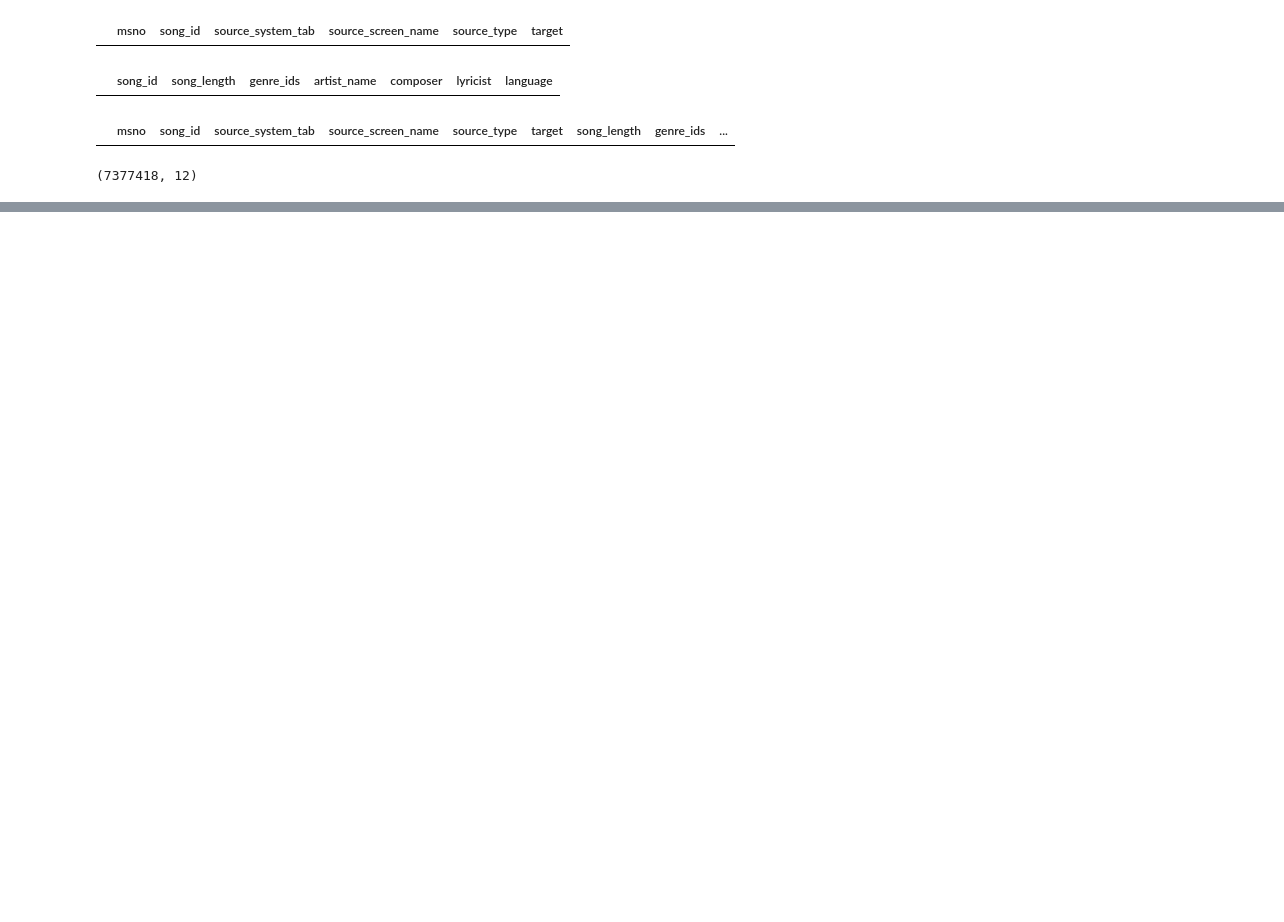
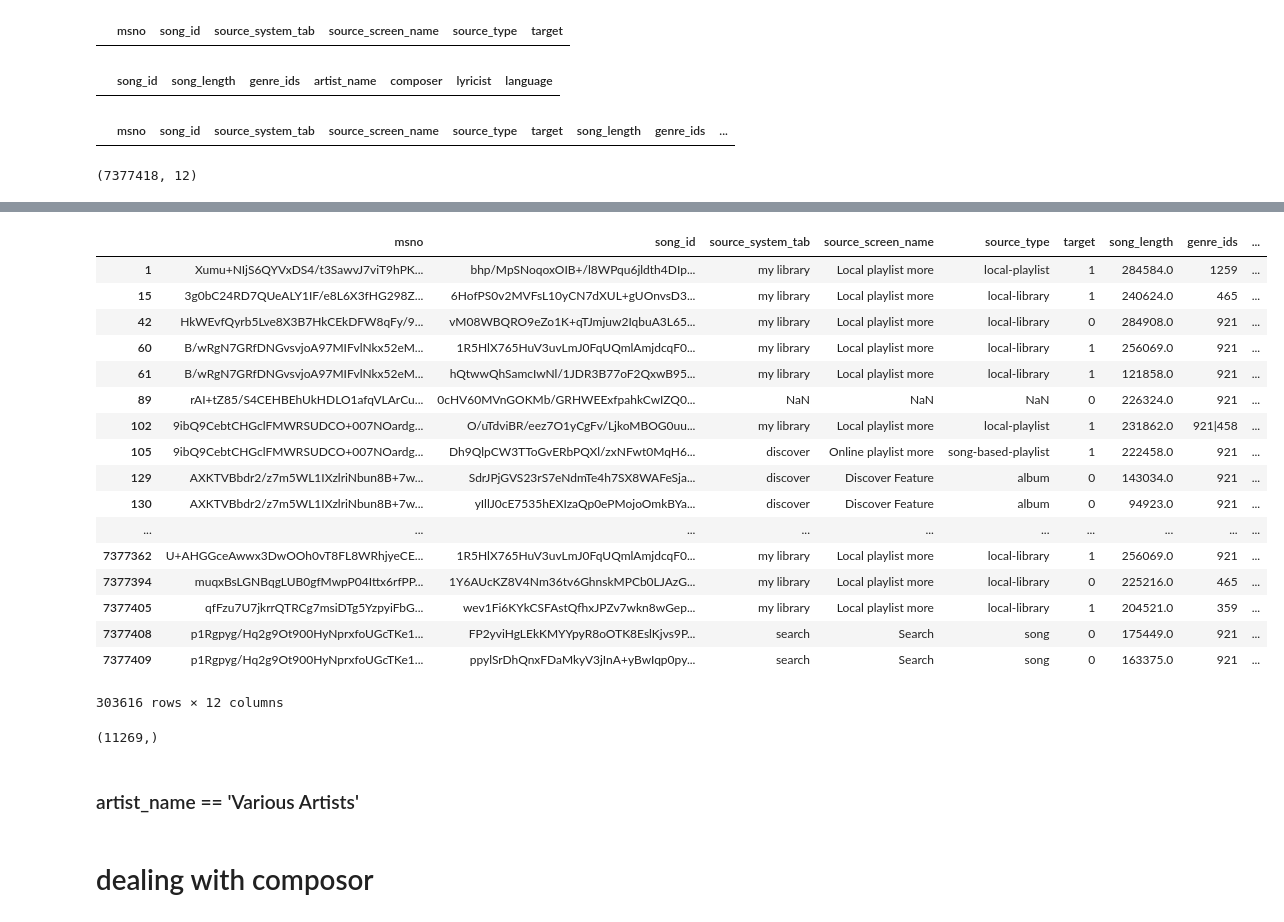
Before and after one commit to ShangyinGao/kaggle-KKBox, a Jupyter notebook: kaggle-data-merge.ipynb, the cells around one changed output, grey strips where cells are left out. Cells and saved outputs as stored; diff of their text form; code cells hidden in the pictures; blank space fills up the shorter version.

```diff
--- a/kaggle-data-merge.ipynb
+++ b/kaggle-data-merge.ipynb
@@ -1,3 +1,4 @@
 # %%
 import pandas as pd
 import numpy as np
+data_path = '../data/'
@@ -5,0 +5,6 @@ dtrain = pd.read_csv('data/train.csv')
+# %%
+dtrain = pd.read_csv(data_path + 'train.csv')
+dtest = pd.read_csv(data_path + 'test.csv')
+dsongs = pd.read_csv(data_path + 'songs.csv')
+dsong_extra = pd.read_csv(data_path + 'song_extra_info.csv')
+dmembers = pd.read_csv(data_path + 'members.csv')
@@ -35,2 +31,0 @@ dtrain
-# %%
-dsongs = pd.read_csv('data/songs.csv')
@@ -76,0 +100,29 @@ dsongs[dsongs.song_id == 'JNWfrrC7zNN7BdMpsISKa4Mw+xVJYNnxXh3/Epw7QgY=']
+# %%
+dmerge[dmerge.artist_name == 'Various Artists']
+# %% [output]
+|  | msno | song_id | source_system_tab | source_screen_name | source_type | target | song_length | genre_ids | ... |
+| 1 | Xumu+NIjS6QYVxDS4/t3SawvJ7viT9hPK... | bhp/MpSNoqoxOIB+/l8WPqu6jldth4DIp... | my library | Local playlist more | local-playlist | 1 | 284584.0 | 1259 | ... |
+| 15 | 3g0bC24RD7QUeALY1IF/e8L6X3fHG298Z... | 6HofPS0v2MVFsL10yCN7dXUL+gUOnvsD3... | my library | Local playlist more | local-library | 1 | 240624.0 | 465 | ... |
+| 42 | HkWEvfQyrb5Lve8X3B7HkCEkDFW8qFy/9... | vM08WBQRO9eZo1K+qTJmjuw2IqbuA3L65... | my library | Local playlist more | local-library | 0 | 284908.0 | 921 | ... |
+| 60 | B/wRgN7GRfDNGvsvjoA97MIFvlNkx52eM... | 1R5HlX765HuV3uvLmJ0FqUQmlAmjdcqF0... | my library | Local playlist more | local-library | 1 | 256069.0 | 921 | ... |
+| 61 | B/wRgN7GRfDNGvsvjoA97MIFvlNkx52eM... | hQtwwQhSamcIwNl/1JDR3B77oF2QxwB95... | my library | Local playlist more | local-library | 1 | 121858.0 | 921 | ... |
+| 89 | rAI+tZ85/S4CEHBEhUkHDLO1afqVLArCu... | 0cHV60MVnGOKMb/GRHWEExfpahkCwIZQ0... | NaN | NaN | NaN | 0 | 226324.0 | 921 | ... |
+| 102 | 9ibQ9CebtCHGclFMWRSUDCO+007NOardg... | O/uTdviBR/eez7O1yCgFv/LjkoMBOG0uu... | my library | Local playlist more | local-playlist | 1 | 231862.0 | 921|458 | ... |
+| 105 | 9ibQ9CebtCHGclFMWRSUDCO+007NOardg... | Dh9QlpCW3TToGvERbPQXl/zxNFwt0MqH6... | discover | Online playlist more | song-based-playlist | 1 | 222458.0 | 921 | ... |
+| 129 | AXKTVBbdr2/z7m5WL1IXzlriNbun8B+7w... | SdrJPjGVS23rS7eNdmTe4h7SX8WAFeSja... | discover | Discover Feature | album | 0 | 143034.0 | 921 | ... |
+| 130 | AXKTVBbdr2/z7m5WL1IXzlriNbun8B+7w... | yIllJ0cE7535hEXIzaQp0ePMojoOmkBYa... | discover | Discover Feature | album | 0 | 94923.0 | 921 | ... |
+| ... | ... | ... | ... | ... | ... | ... | ... | ... | ... |
+| 7377362 | U+AHGGceAwwx3DwOOh0vT8FL8WRhjyeCE... | 1R5HlX765HuV3uvLmJ0FqUQmlAmjdcqF0... | my library | Local playlist more | local-library | 1 | 256069.0 | 921 | ... |
+| 7377394 | muqxBsLGNBqgLUB0gfMwpP04Ittx6rfPP... | 1Y6AUcKZ8V4Nm36tv6GhnskMPCb0LJAzG... | my library | Local playlist more | local-library | 0 | 225216.0 | 465 | ... |
+| 7377405 | qfFzu7U7jkrrQTRCg7msiDTg5YzpyiFbG... | wev1Fi6KYkCSFAstQfhxJPZv7wkn8wGep... | my library | Local playlist more | local-library | 1 | 204521.0 | 359 | ... |
+| 7377408 | p1Rgpyg/Hq2g9Ot900HyNprxfoUGcTKe1... | FP2yviHgLEkKMYYpyR8oOTK8EslKjvs9P... | search | Search | song | 0 | 175449.0 | 921 | ... |
+| 7377409 | p1Rgpyg/Hq2g9Ot900HyNprxfoUGcTKe1... | ppylSrDhQnxFDaMkyV3jInA+yBwIqp0py... | search | Search | song | 0 | 163375.0 | 921 | ... |
+303616 rows × 12 columns
+# %%
+dmerge[dmerge.language == -1.0].composer.unique().shape
+# %% [output]
+(11269,)
+# %% [markdown]
+### artist_name == 'Various Artists'
+# %% [markdown]
+# dealing with composor
```
Also changed, not shown: parts of 19 cells of this notebook, 1 other file.
